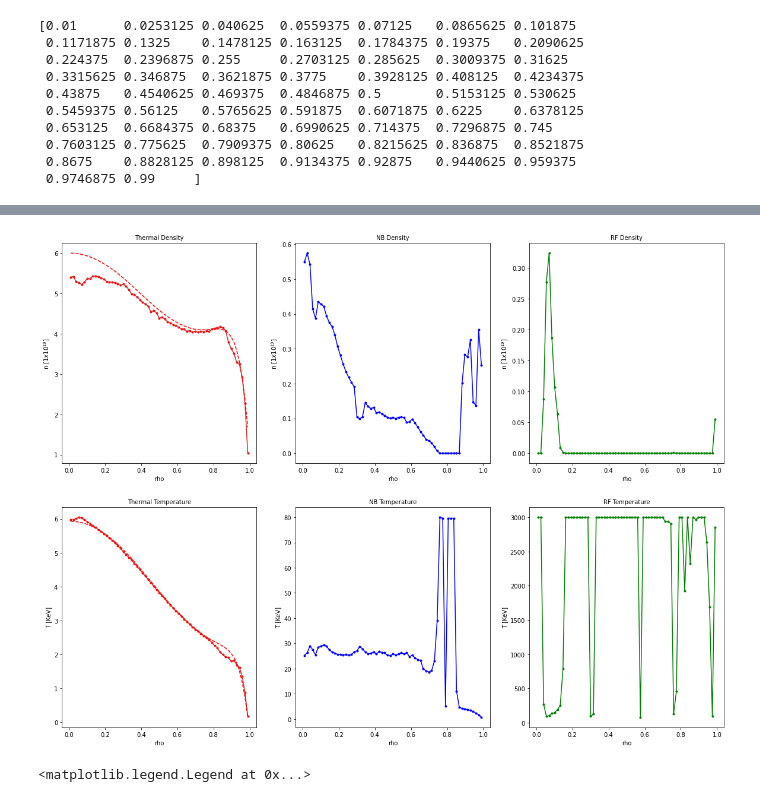
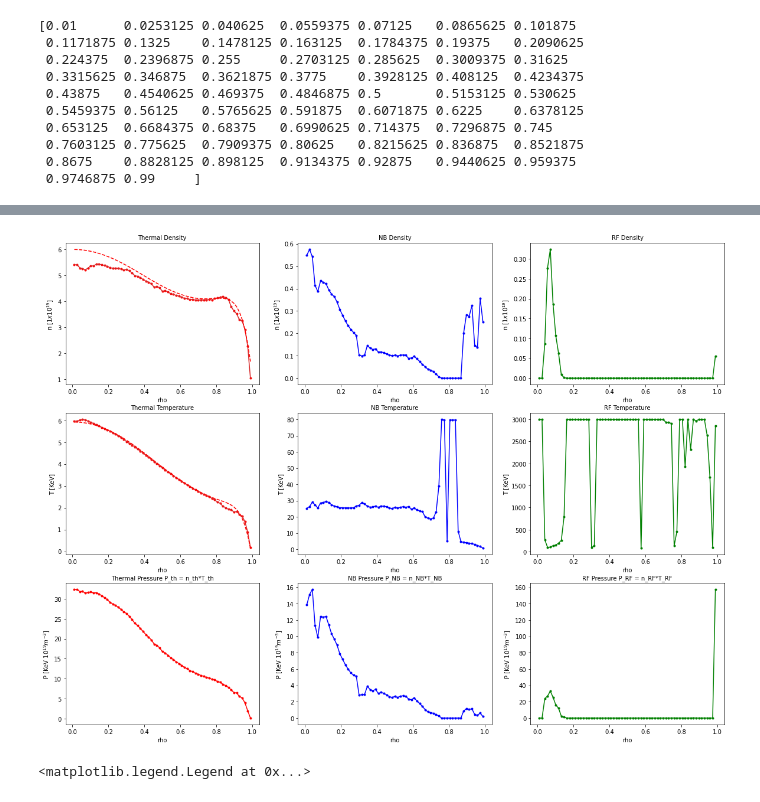
Before and after one commit to vandelij/genray_cql3d_plots, a Jupyter notebook: shots/147634/scan_beam_and_RF/beam_5_RF_testing/make_distrobution.ipynb, the cells around one changed output, grey strips where cells are left out. Saved outputs shown, nothing was run; the diff lists cells and outputs as text; code cells hidden in the pictures.

Commit message:
added some plotting to the make_distrubution.py

```diff
--- a/shots/147634/scan_beam_and_RF/beam_5_RF_testing/make_distrobution.ipynb
+++ b/shots/147634/scan_beam_and_RF/beam_5_RF_testing/make_distrobution.ipynb
@@ -326,6 +326,10 @@ Maxwellian total density:  3.2364928736353423e+18
 [figure]
 # %%
 # Create arrays to hold the thermal, neutral beam, and maxwellian profiles over rho
+
+#~~~~~~~~~~~~~~~~~~
+# MEAT AND POTATOS
+#~~~~~~~~~~~~~~~~~
 print(rho)
 nth_array = np.zeros_like(rho)
 nNB_array = np.zeros_like(rho)
@@ -334,6 +338,8 @@ nRF_array = np.zeros_like(rho)
 Tth_array = np.zeros_like(rho)
 TNB_array = np.zeros_like(rho)
 TRF_array = np.zeros_like(rho)
+
+integrated_over_pitch_array = np.zeros_like(rho).tolist()
 # %% [output]
 [0.01      0.0253125 0.040625  0.0559375 0.07125   0.0865625 0.101875
  0.1171875 0.1325    0.1478125 0.163125  0.1784375 0.19375   0.2090625
@@ -348,7 +354,6 @@ TRF_array = np.zeros_like(rho)
 # %%
 #--------------------------------------------------
 # Call the curve fitting function
-rhoindex = 64
 
 for rhoindex in range(rho.shape[0]):
     T = genray_temps[rhoindex]
@@ -377,19 +382,6 @@ for rhoindex in range(rho.shape[0]):
     TNB_array[rhoindex] = T_NB
     TRF_array[rhoindex] = T_RF
 
+    integrated_over_pitch_array[rhoindex] = integrated_over_pitch
+
 # ----------------------------------------------------
-
-plt.figure(figsize=(10,6))
-plt.plot(enerkev, integrated_over_pitch, label='CQL3d')
-
-max_energy_gridTH, max_TH = plot_maxwell_given_n_T_enerkev(n_th*1e19, T_th, enerkev, plotlog=False, color='red', label='Thermal Maxwellian Fit')
-max_energy_gridNB, max_NB = plot_maxwell_given_n_T_enerkev(n_NB*1e19, T_NB, enerkev, plotlog=False, color='blue', label='NB Maxwellian Fit')
-max_energy_gridRF, max_RF = plot_maxwell_given_n_T_enerkev(n_RF*1e19, T_RF, enerkev, plotlog=False, color='green', label='RF Maxwellian Fit')
-
-
-plt.plot(enerkev,  max_TH + max_NB + max_RF, '--', label='Thermal + NB + RF Maxwellian fits ', color='black')
-plt.xlabel('Dueterium Energy [KeV]')
-plt.ylabel(r'Velocity distrobution function integrated over pitch [$\frac{1}{m^3 m/s}$]')
-plt.xlim(0, 900)
-plt.ylim(0, (1e13))
-plt.legend()
@@ -402,6 +445,6 @@ Maxwellian total density:  5.5180926686435904e+17
 # %%
 # plot the thermal, neutral beam, and RF density and temperature
-fig, axs = plt.subplots(2, 3, figsize=(20, 15))
+fig, axs = plt.subplots(3, 3, figsize=(20, 15))
 axs[0, 0].plot(rho, nth_array, 'tab:red')
 axs[0, 0].scatter(rho, nth_array, color='red', marker='.')
 axs[0, 0].plot(rho, genray_density/1e19, color='red', linestyle='--')
@@ -420,34 +463,52 @@ axs[0, 1].plot(rho, nNB_array, color='blue')
 axs[0, 1].scatter(rho, nNB_array, color='blue', marker='.')
 axs[0, 1].set_title('NB Density')
 axs[0, 1].set_xlabel('rho')
 axs[0, 1].set_ylabel(r'n $[1x10^{19}]$')
 
 axs[1, 1].plot(rho, TNB_array, color='blue')
 axs[1, 1].scatter(rho, TNB_array, color='blue', marker='.')
 axs[1, 1].set_title('NB Temperature')
 axs[1, 1].set_xlabel('rho')
 axs[1, 1].set_ylabel('T [KeV]')
 
 axs[0, 2].plot(rho, nRF_array, color='green')
 axs[0, 2].scatter(rho, nRF_array, color='green', marker='.')
 axs[0, 2].set_title('RF Density')
 axs[0, 2].set_xlabel('rho')
 axs[0, 2].set_ylabel(r'n $[1x10^{19}]$')
 
 axs[1, 2].plot(rho, TRF_array, color='green')
 axs[1, 2].scatter(rho, TRF_array, color='green', marker='.')
 axs[1, 2].set_title('RF Temperature')
 axs[1, 2].set_xlabel('rho')
 axs[1, 2].set_ylabel('T [KeV]')
+
+axs[2, 0].plot(rho, Tth_array*nth_array, color='red')
+axs[2, 0].scatter(rho, Tth_array*nth_array, color='red', marker='.')
+axs[2, 0].set_title('Thermal Pressure P_th = n_th*T_th')
+axs[2, 0].set_xlabel('rho')
+axs[2, 0].set_ylabel(r'P [KeV $10^{19}m^{-3}$]')
+
+axs[2, 1].plot(rho, TNB_array*nNB_array, color='blue')
+axs[2, 1].scatter(rho, TNB_array*nNB_array, color='blue', marker='.')
+axs[2, 1].set_title('NB Pressure P_NB = n_NB*T_NB')
+axs[2, 1].set_xlabel('rho')
+axs[2, 1].set_ylabel(r'P [KeV $10^{19}m^{-3}$]')
+
+axs[2, 2].plot(rho, TRF_array*nRF_array, color='green')
+axs[2, 2].scatter(rho, TRF_array*nRF_array, color='green', marker='.')
+axs[2, 2].set_title('RF Pressure P_RF = n_RF*T_RF')
+axs[2, 2].set_xlabel('rho')
+axs[2, 2].set_ylabel(r'P [KeV $10^{19}m^{-3}$]')
 plt.show()
 # for ax in axs.flat:
 #     ax.set(xlabel='x-label', ylabel='y-label')
 
 # # Hide x labels and tick labels for top plots and y ticks for right plots.
 # for ax in axs.flat:
 #     ax.label_outer()
 # %% [output]
-[figure, old version]
+[figure, new version]
 # %%
 plt.figure(figsize=(10,6))
 plt.plot(rho, genray_density/1e19, color='black', linestyle='--', label='genray')
```
Also changed, not shown: parts of 2 cells of this notebook.
